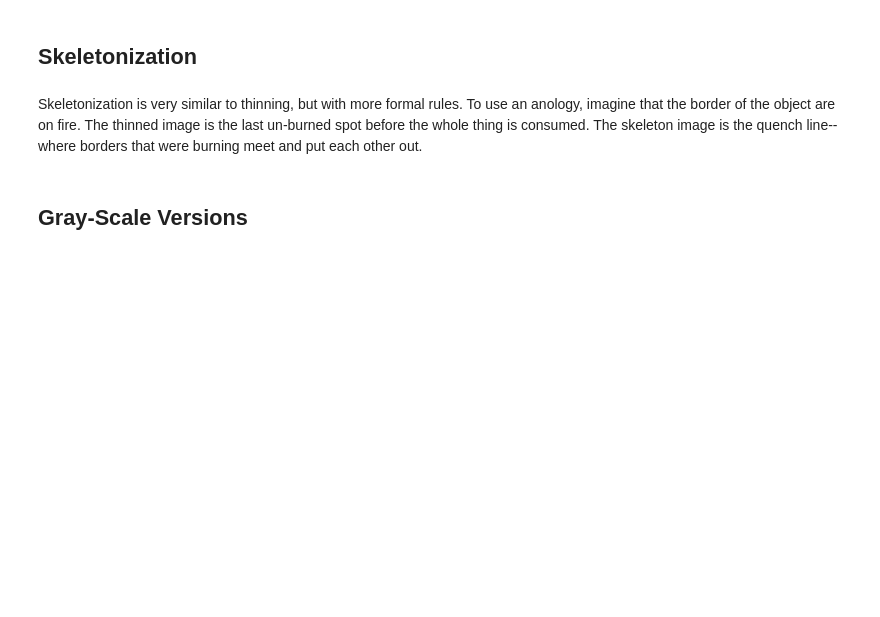
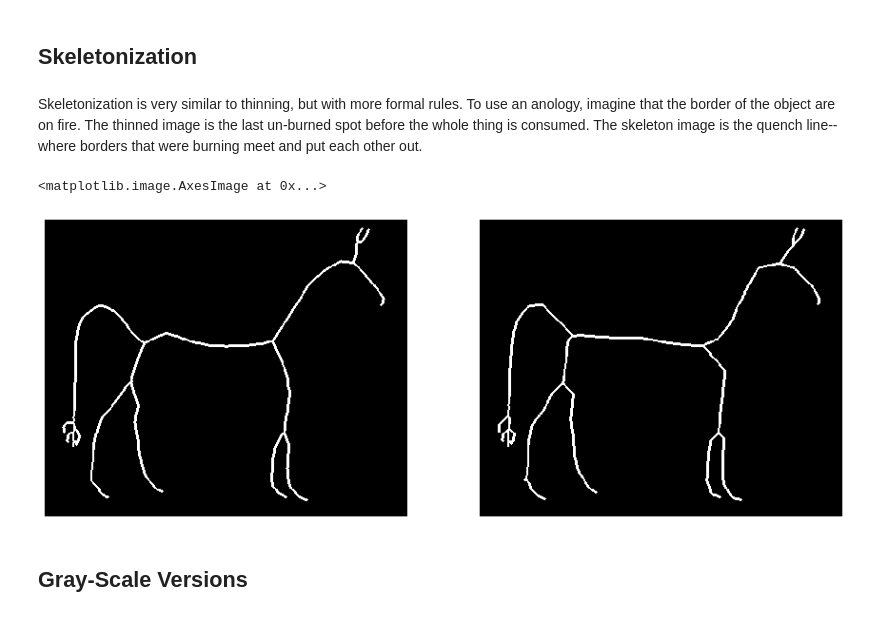
Before and after one commit to uw-cheme599/uw-cheme599.github.io, a Jupyter notebook: Wi20_content/morphology_empty.ipynb, the cells around one changed output. Saved outputs shown, nothing was run; the diff lists cells and outputs as text; code cells hidden in the pictures; blank space fills up the shorter version.

```diff
--- a/Wi20_content/morphology_empty.ipynb
+++ b/Wi20_content/morphology_empty.ipynb
@@ -253,3 +293,16 @@ Skeletonization is very similar to thinning, but with more formal rules. To use
+# %%
+im_skel = skeletonize(im)
+
+fig, axes = plt.subplots(ncols=2, figsize=(15,9))
+
+for ax in axes:
+    ax.axis('off')
+
+axes[0].imshow(dilate(thin(im), disk(1)), cmap='gray')
+axes[1].imshow(dilate(im_skel, disk(1)), cmap='gray')
+# %% [output]
+<matplotlib.image.AxesImage at 0x...>
+[figure, added]
 # %% [markdown]
 ## Gray-Scale Versions
 # %% [markdown]
```
Also changed, not shown: parts of 28 cells of this notebook, 3 other files.
